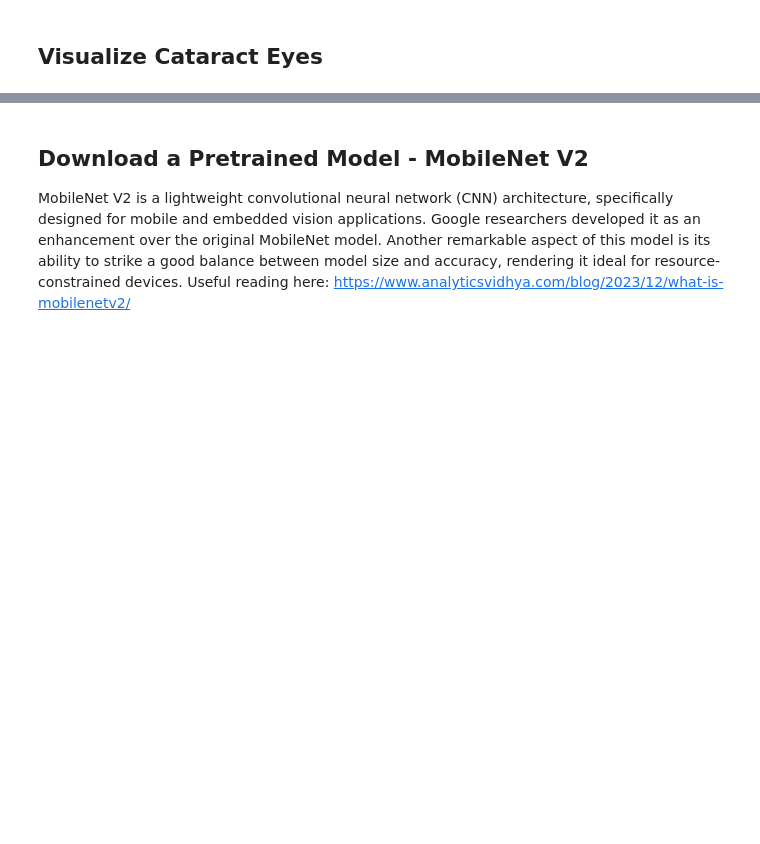
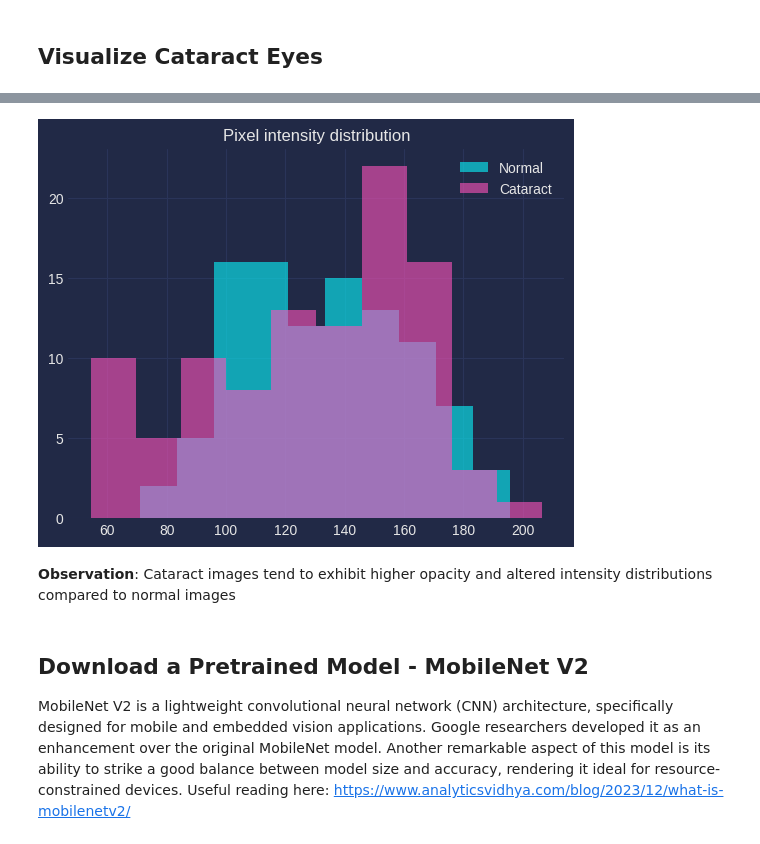
Before and after one commit to eadka/cataract_detection, a Jupyter notebook: notebooks/cataract-detection.ipynb, the cells around one changed output, grey strips where cells are left out. Drawn from its saved outputs; the diff is of its cells as text; code cells hidden in the pictures; blank space fills up the shorter version.

```diff
--- a/notebooks/cataract-detection.ipynb
+++ b/notebooks/cataract-detection.ipynb
@@ -135,3 +246,23 @@ visualize_images(visualize_path, num_images=3)
+# %%
+def mean_intensity(class_name):
+    vals = []
+    for img_name in os.listdir(os.path.join(train_dir, class_name))[:100]:
+        img = Image.open(os.path.join(train_dir, class_name, img_name)).convert("L")
+        vals.append(np.mean(np.array(img)))
+    return vals
+
+normal_intensity = mean_intensity("normal")
+cataract_intensity = mean_intensity("cataract")
+# %%
+plt.hist(normal_intensity, alpha=0.6, label="Normal")
+plt.hist(cataract_intensity, alpha=0.6, label="Cataract")
+plt.legend()
+plt.title("Pixel intensity distribution")
+plt.show()
+# %% [output]
+[figure, added]
+# %% [markdown]
+**Observation**: Cataract images tend to exhibit higher opacity and altered intensity distributions compared to normal images
 # %% [markdown]
 ## Download a Pretrained Model - MobileNet V2
 
```
Also changed, not shown: parts of 44 cells of this notebook.
